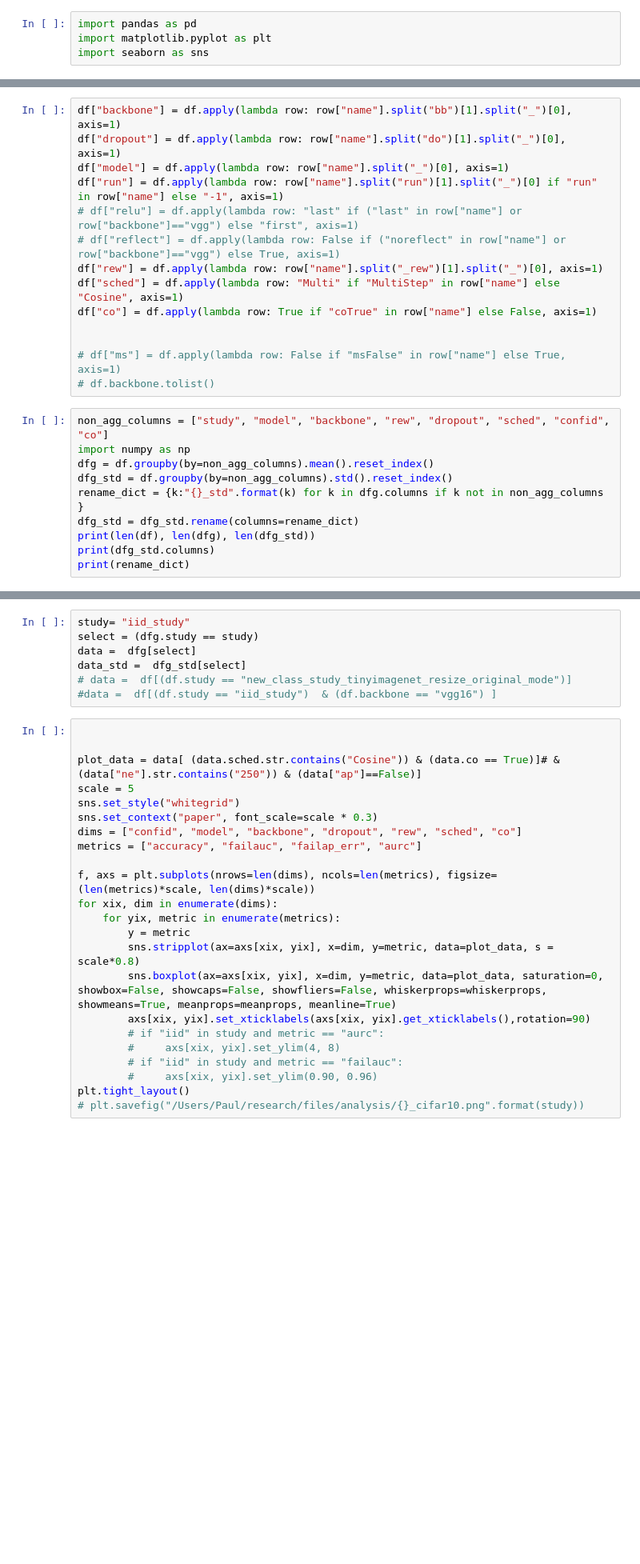
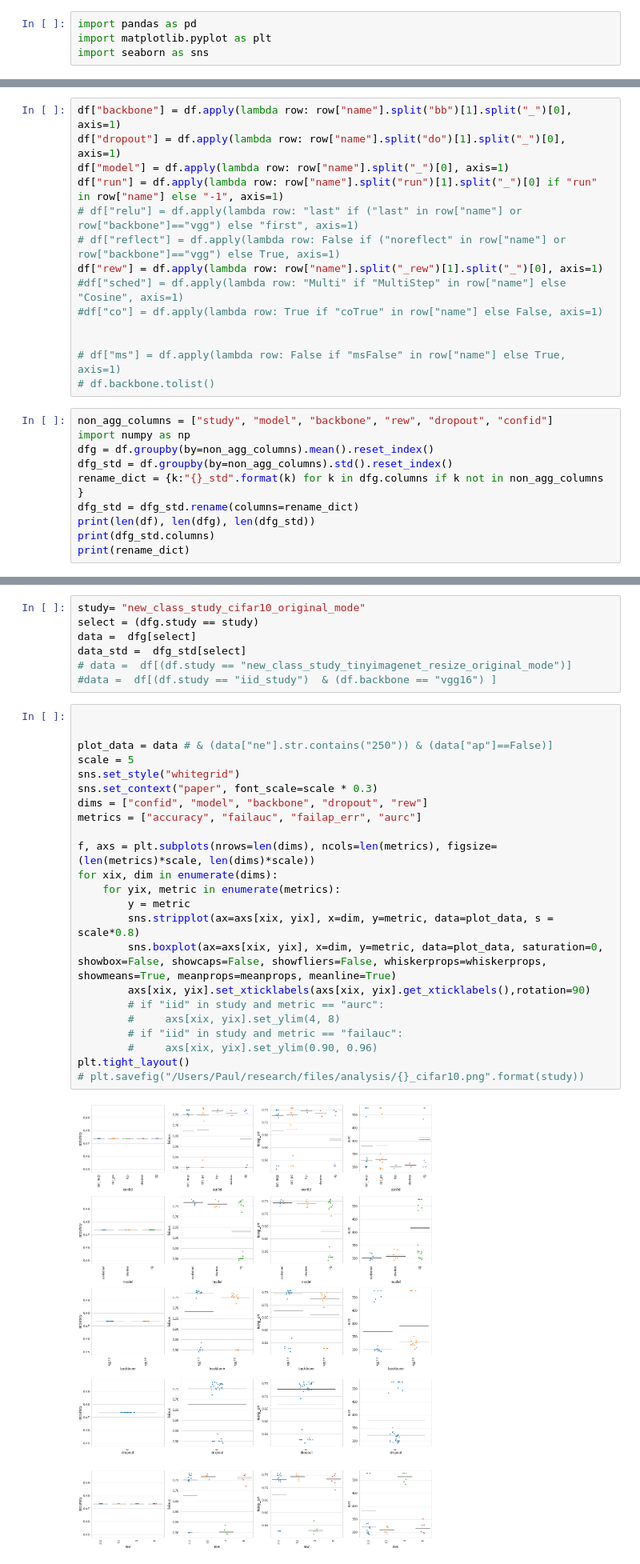
Before and after one commit to IML-DKFZ/fd-shifts, a Jupyter notebook: notebooks/cifar_paper_analysis.ipynb, the cells around one changed output, grey strips where cells are left out. Shown at 80% size. Drawn from its saved outputs; the diff is of its cells as text; blank space fills up the shorter version.

```diff
--- a/notebooks/cifar_paper_analysis.ipynb
+++ b/notebooks/cifar_paper_analysis.ipynb
@@ -62,14 +93,14 @@ df["run"] = df.apply(lambda row: row["name"].split("run")[1].split("_")[0] if "r
 # df["relu"] = df.apply(lambda row: "last" if ("last" in row["name"] or row["backbone"]=="vgg") else "first", axis=1)
 # df["reflect"] = df.apply(lambda row: False if ("noreflect" in row["name"] or row["backbone"]=="vgg") else True, axis=1)
 df["rew"] = df.apply(lambda row: row["name"].split("_rew")[1].split("_")[0], axis=1)
-df["sched"] = df.apply(lambda row: "Multi" if "MultiStep" in row["name"] else "Cosine", axis=1)
-df["co"] = df.apply(lambda row: True if "coTrue" in row["name"] else False, axis=1)
+#df["sched"] = df.apply(lambda row: "Multi" if "MultiStep" in row["name"] else "Cosine", axis=1)
+#df["co"] = df.apply(lambda row: True if "coTrue" in row["name"] else False, axis=1)
 
 
 # df["ms"] = df.apply(lambda row: False if "msFalse" in row["name"] else True, axis=1)
 # df.backbone.tolist()
 # %%
-non_agg_columns = ["study", "model", "backbone", "rew", "dropout", "sched", "confid", "co"]
+non_agg_columns = ["study", "model", "backbone", "rew", "dropout", "confid"]
 import numpy as np
 dfg = df.groupby(by=non_agg_columns).mean().reset_index()
 dfg_std = df.groupby(by=non_agg_columns).std().reset_index()
@@ -81,5 +123,5 @@ print(rename_dict)
 # %%
-study= "iid_study"
+study= "new_class_study_cifar10_original_mode"
 select = (dfg.study == study)
 data =  dfg[select]
 data_std =  dfg_std[select]
@@ -88,26 +130,28 @@ data_std =  dfg_std[select]
 # %%
 
 
-plot_data = data[ (data.sched.str.contains("Cosine")) & (data.co == True)]# & (data["ne"].str.contains("250")) & (data["ap"]==False)]
+plot_data = data # & (data["ne"].str.contains("250")) & (data["ap"]==False)]
 scale = 5
 sns.set_style("whitegrid")
 sns.set_context("paper", font_scale=scale * 0.3)
-dims = ["confid", "model", "backbone", "dropout", "rew", "sched", "co"]
+dims = ["confid", "model", "backbone", "dropout", "rew"]
 metrics = ["accuracy", "failauc", "failap_err", "aurc"]
 
 f, axs = plt.subplots(nrows=len(dims), ncols=len(metrics), figsize=(len(metrics)*scale, len(dims)*scale))
 for xix, dim in enumerate(dims):
     for yix, metric in enumerate(metrics):
         y = metric
         sns.stripplot(ax=axs[xix, yix], x=dim, y=metric, data=plot_data, s = scale*0.8)
         sns.boxplot(ax=axs[xix, yix], x=dim, y=metric, data=plot_data, saturation=0, showbox=False, showcaps=False, showfliers=False, whiskerprops=whiskerprops, showmeans=True, meanprops=meanprops, meanline=True)
         axs[xix, yix].set_xticklabels(axs[xix, yix].get_xticklabels(),rotation=90)
         # if "iid" in study and metric == "aurc":
         #     axs[xix, yix].set_ylim(4, 8)
         # if "iid" in study and metric == "failauc":
         #     axs[xix, yix].set_ylim(0.90, 0.96)
 plt.tight_layout()
 # plt.savefig("/Users/Paul/research/files/analysis/{}_cifar10.png".format(study))
+# %% [output]
+[figure, added]
 # %%
 std_columns = [c for c in data_std.columns if "std"in c]
 for s in std_columns:
```
Also changed, not shown: parts of 16 cells of this notebook, 26 other files.
